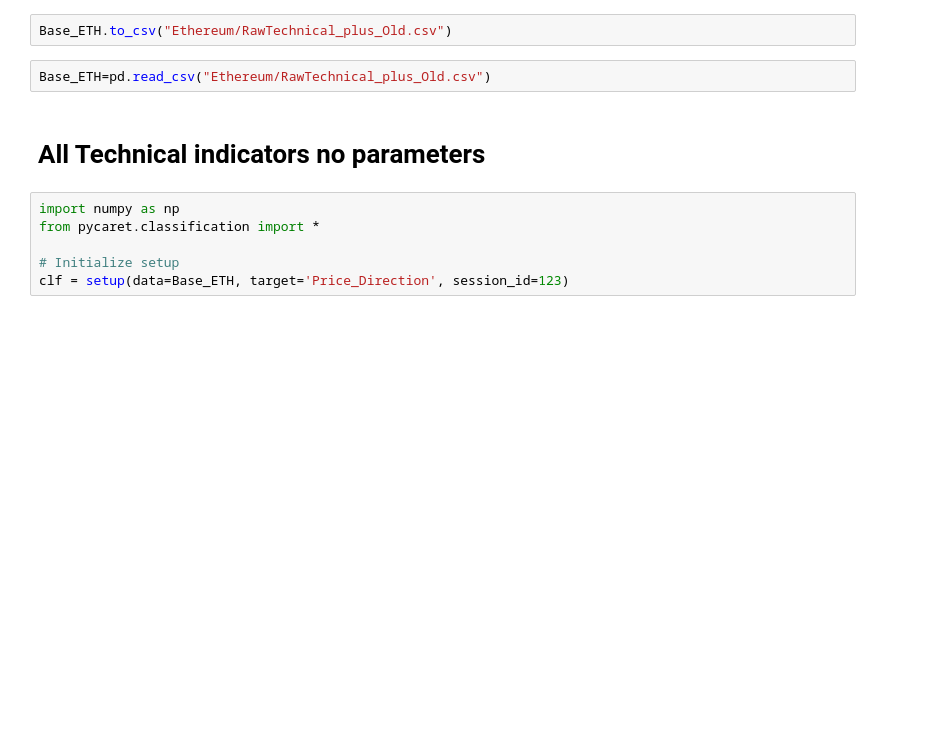
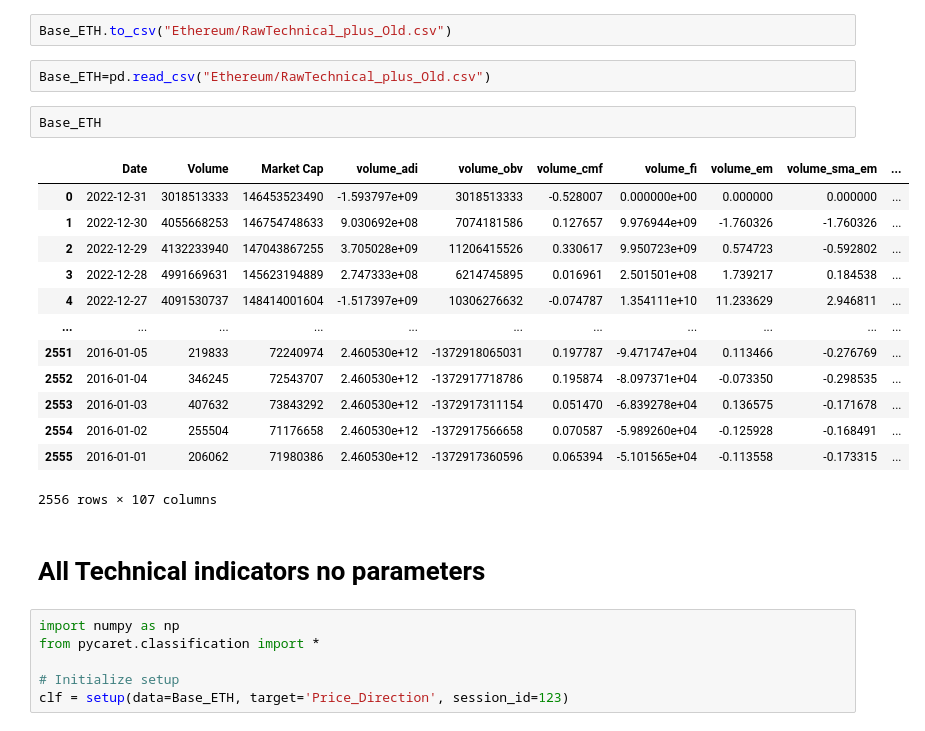
Before and after one commit to Smaran1832/Altcoin-Price-Prediction, a Jupyter notebook: New_Experiments/New_Experiment_Scripts/Experimentation_framework.ipynb, the cells around one changed output. Drawn from its saved outputs; the diff is of its cells as text; blank space fills up the shorter version.

```diff
--- a/New_Experiments/New_Experiment_Scripts/Experimentation_framework.ipynb
+++ b/New_Experiments/New_Experiment_Scripts/Experimentation_framework.ipynb
@@ -238,6 +255,22 @@ Base_ETH
 Base_ETH.to_csv("Ethereum/RawTechnical_plus_Old.csv")
 # %%
 Base_ETH=pd.read_csv("Ethereum/RawTechnical_plus_Old.csv")
+# %%
+Base_ETH
+# %% [output]
+|  | Date | Volume | Market Cap | volume_adi | volume_obv | volume_cmf | volume_fi | volume_em | volume_sma_em | ... |
+| 0 | 2022-12-31 | 3018513333 | 146453523490 | -1.593797e+09 | 3018513333 | -0.528007 | 0.000000e+00 | 0.000000 | 0.000000 | ... |
+| 1 | 2022-12-30 | 4055668253 | 146754748633 | 9.030692e+08 | 7074181586 | 0.127657 | 9.976944e+09 | -1.760326 | -1.760326 | ... |
+| 2 | 2022-12-29 | 4132233940 | 147043867255 | 3.705028e+09 | 11206415526 | 0.330617 | 9.950723e+09 | 0.574723 | -0.592802 | ... |
+| 3 | 2022-12-28 | 4991669631 | 145623194889 | 2.747333e+08 | 6214745895 | 0.016961 | 2.501501e+08 | 1.739217 | 0.184538 | ... |
+| 4 | 2022-12-27 | 4091530737 | 148414001604 | -1.517397e+09 | 10306276632 | -0.074787 | 1.354111e+10 | 11.233629 | 2.946811 | ... |
+| ... | ... | ... | ... | ... | ... | ... | ... | ... | ... | ... |
+| 2551 | 2016-01-05 | 219833 | 72240974 | 2.460530e+12 | -1372918065031 | 0.197787 | -9.471747e+04 | 0.113466 | -0.276769 | ... |
+| 2552 | 2016-01-04 | 346245 | 72543707 | 2.460530e+12 | -1372917718786 | 0.195874 | -8.097371e+04 | -0.073350 | -0.298535 | ... |
+| 2553 | 2016-01-03 | 407632 | 73843292 | 2.460530e+12 | -1372917311154 | 0.051470 | -6.839278e+04 | 0.136575 | -0.171678 | ... |
+| 2554 | 2016-01-02 | 255504 | 71176658 | 2.460530e+12 | -1372917566658 | 0.070587 | -5.989260e+04 | -0.125928 | -0.168491 | ... |
+| 2555 | 2016-01-01 | 206062 | 71980386 | 2.460530e+12 | -1372917360596 | 0.065394 | -5.101565e+04 | -0.113558 | -0.173315 | ... |
+2556 rows × 107 columns
 # %% [markdown]
 # All Technical indicators no parameters
 # %%
```
Also changed, not shown: parts of 24 cells of this notebook, 20 other files.
